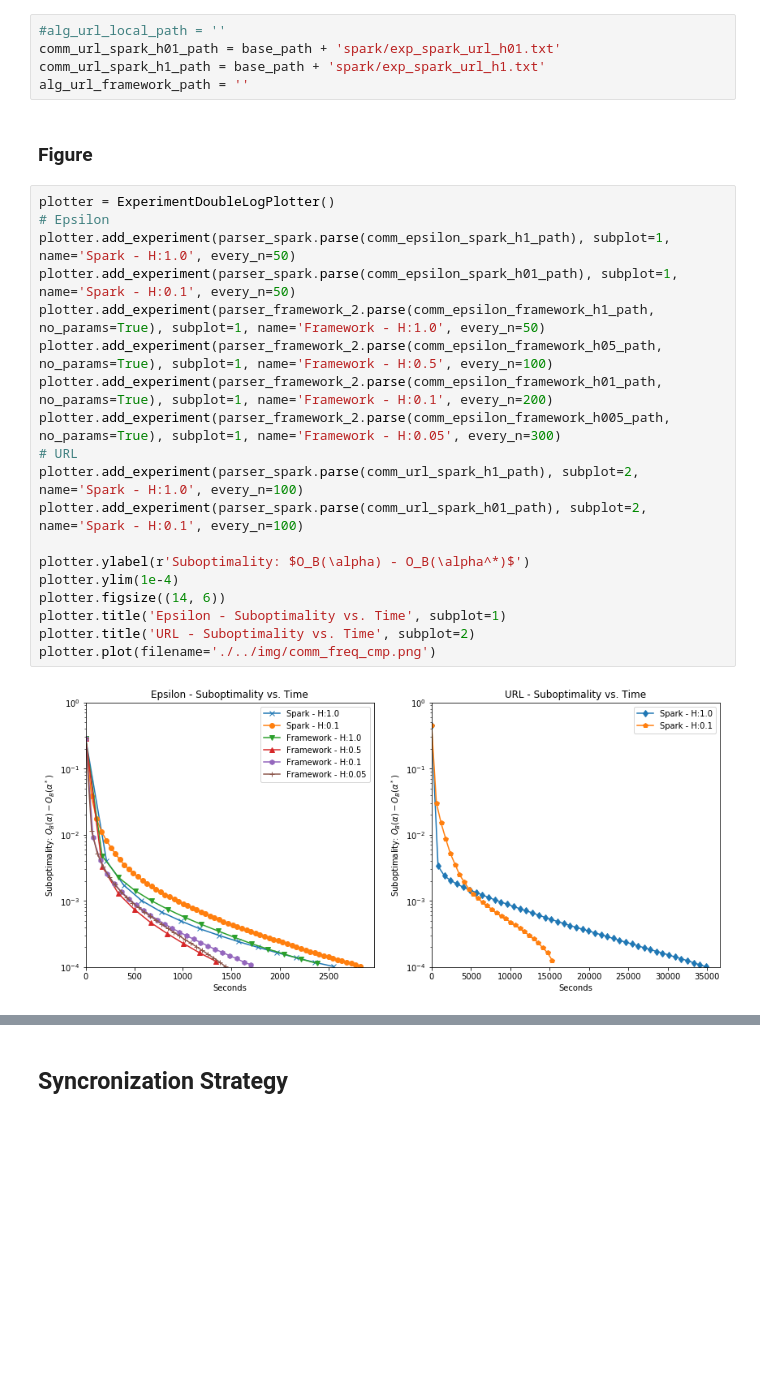
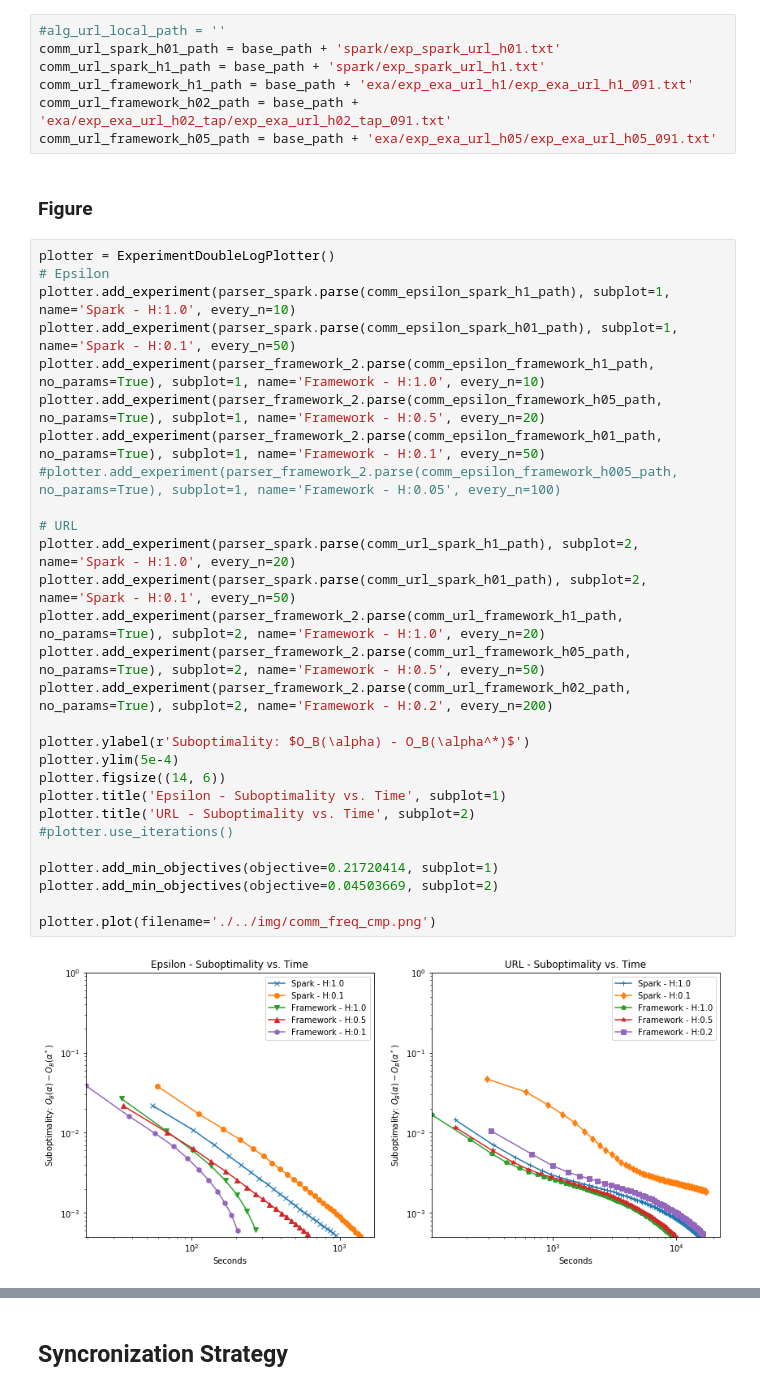
Before and after one commit to ChristophAlt/thesis, a Jupyter notebook: notebooks/experiments.ipynb, the cells around one changed output, grey strips where cells are left out. Drawn from its saved outputs; the diff is of its cells as text; blank space fills up the shorter version.

Commit message:
added experiments

```diff
--- a/notebooks/experiments.ipynb
+++ b/notebooks/experiments.ipynb
@@ -525,27 +561,38 @@ comm_epsilon_framework_h005_path = base_path + 'exa/exp_exa_epsilon_h005_s3/exp_
 #alg_url_local_path = ''
 comm_url_spark_h01_path = base_path + 'spark/exp_spark_url_h01.txt'
 comm_url_spark_h1_path = base_path + 'spark/exp_spark_url_h1.txt'
-alg_url_framework_path = ''
+comm_url_framework_h1_path = base_path + 'exa/exp_exa_url_h1/exp_exa_url_h1_091.txt'
+comm_url_framework_h02_path = base_path + 'exa/exp_exa_url_h02_tap/exp_exa_url_h02_tap_091.txt'
+comm_url_framework_h05_path = base_path + 'exa/exp_exa_url_h05/exp_exa_url_h05_091.txt'
 # %% [markdown]
 ### Figure
 # %%
 plotter = ExperimentDoubleLogPlotter()
 # Epsilon
-plotter.add_experiment(parser_spark.parse(comm_epsilon_spark_h1_path), subplot=1, name='Spark - H:1.0', every_n=50)
+plotter.add_experiment(parser_spark.parse(comm_epsilon_spark_h1_path), subplot=1, name='Spark - H:1.0', every_n=10)
 plotter.add_experiment(parser_spark.parse(comm_epsilon_spark_h01_path), subplot=1, name='Spark - H:0.1', every_n=50)
-plotter.add_experiment(parser_framework_2.parse(comm_epsilon_framework_h1_path, no_params=True), subplot=1, name='Framework - H:1.0', every_n=50)
-plotter.add_experiment(parser_framework_2.parse(comm_epsilon_framework_h05_path, no_params=True), subplot=1, name='Framework - H:0.5', every_n=100)
-plotter.add_experiment(parser_framework_2.parse(comm_epsilon_framework_h01_path, no_params=True), subplot=1, name='Framework - H:0.1', every_n=200)
-plotter.add_experiment(parser_framework_2.parse(comm_epsilon_framework_h005_path, no_params=True), subplot=1, name='Framework - H:0.05', every_n=300)
+plotter.add_experiment(parser_framework_2.parse(comm_epsilon_framework_h1_path, no_params=True), subplot=1, name='Framework - H:1.0', every_n=10)
+plotter.add_experiment(parser_framework_2.parse(comm_epsilon_framework_h05_path, no_params=True), subplot=1, name='Framework - H:0.5', every_n=20)
+plotter.add_experiment(parser_framework_2.parse(comm_epsilon_framework_h01_path, no_params=True), subplot=1, name='Framework - H:0.1', every_n=50)
+#plotter.add_experiment(parser_framework_2.parse(comm_epsilon_framework_h005_path, no_params=True), subplot=1, name='Framework - H:0.05', every_n=100)
+
 # URL
-plotter.add_experiment(parser_spark.parse(comm_url_spark_h1_path), subplot=2, name='Spark - H:1.0', every_n=100)
-plotter.add_experiment(parser_spark.parse(comm_url_spark_h01_path), subplot=2, name='Spark - H:0.1', every_n=100)
+plotter.add_experiment(parser_spark.parse(comm_url_spark_h1_path), subplot=2, name='Spark - H:1.0', every_n=20)
+plotter.add_experiment(parser_spark.parse(comm_url_spark_h01_path), subplot=2, name='Spark - H:0.1', every_n=50)
+plotter.add_experiment(parser_framework_2.parse(comm_url_framework_h1_path, no_params=True), subplot=2, name='Framework - H:1.0', every_n=20)
+plotter.add_experiment(parser_framework_2.parse(comm_url_framework_h05_path, no_params=True), subplot=2, name='Framework - H:0.5', every_n=50)
+plotter.add_experiment(parser_framework_2.parse(comm_url_framework_h02_path, no_params=True), subplot=2, name='Framework - H:0.2', every_n=200)
 
 plotter.ylabel(r'Suboptimality: $O_B(\alpha) - O_B(\alpha^*)$')
-plotter.ylim(1e-4)
+plotter.ylim(5e-4)
 plotter.figsize((14, 6))
 plotter.title('Epsilon - Suboptimality vs. Time', subplot=1)
 plotter.title('URL - Suboptimality vs. Time', subplot=2)
+#plotter.use_iterations()
+
+plotter.add_min_objectives(objective=0.21720414, subplot=1)
+plotter.add_min_objectives(objective=0.04503669, subplot=2)
+
 plotter.plot(filename='./../img/comm_freq_cmp.png')
 # %% [output]
-[figure, old version]
+[figure, new version]
```
Also changed, not shown: parts of 23 cells of this notebook, 9 other files.
